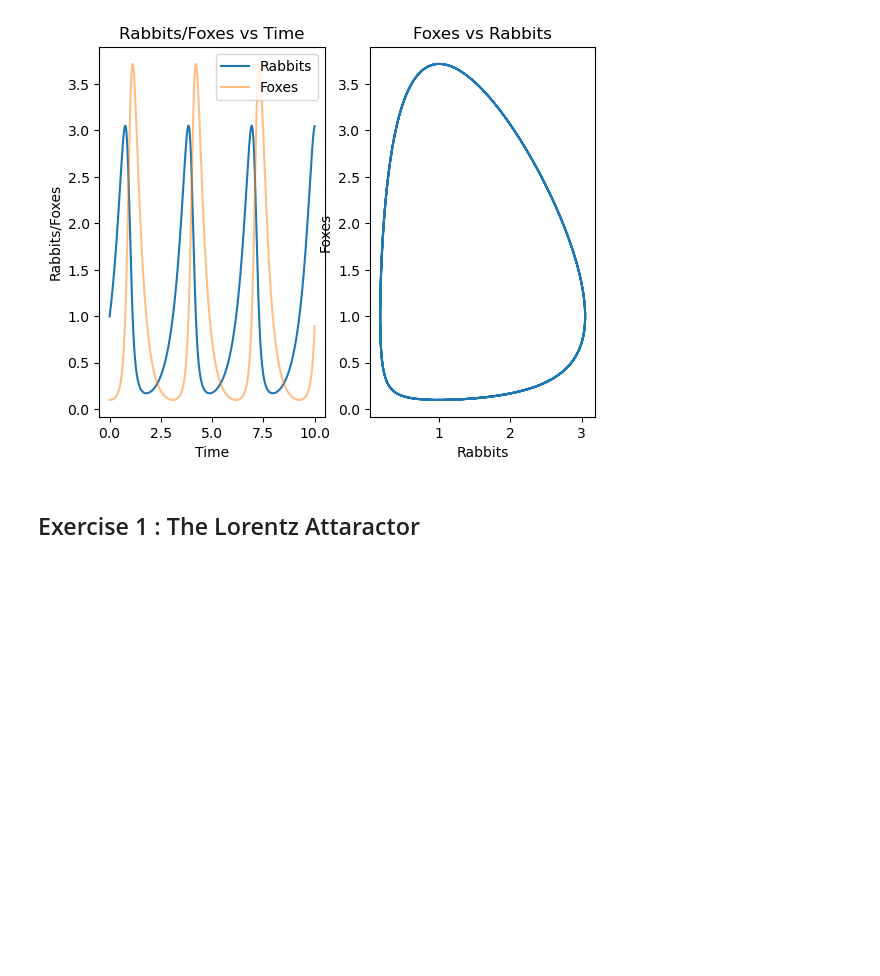
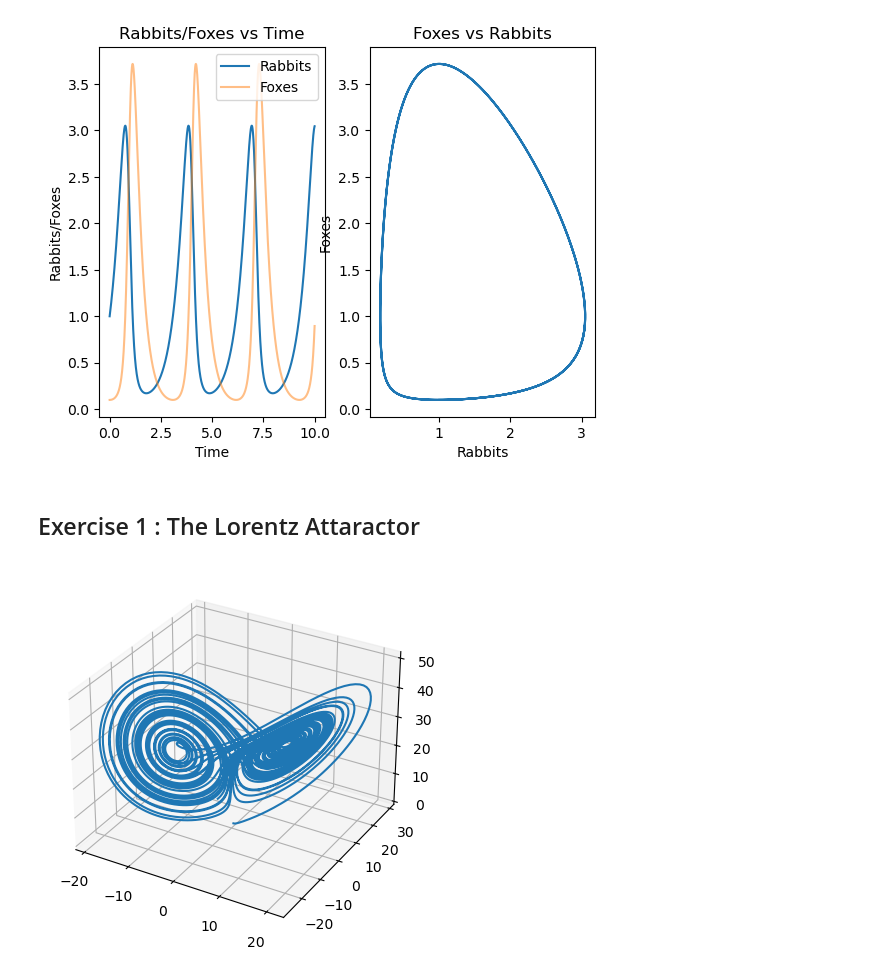
Before and after one commit to SPS-SP2273/learning-portfolio-LeTotalNoob, a Jupyter notebook: numerical solutions/numerical_solutions_(good).ipynb, the cells around one changed output. Drawn from its saved outputs; the diff is of its cells as text; code cells hidden in the pictures; blank space fills up the shorter version.

```diff
--- a/numerical solutions/numerical_solutions_(good).ipynb
+++ b/numerical solutions/numerical_solutions_(good).ipynb
@@ -299,31 +299,34 @@ x = 0
 y = 1
 z = 0
 data = []
 
 def dx_dt(x, y):
     return sigma*(y-x)
 
 def dy_dt(x, y, z):
     return (x*(rho - z)) - y
 
 def dz_dt(x, y, z):
     return x*y - beta*z
 
 while True:
     data.append([time, x, y, z])
     new_x = dx_dt(x, y)*dt
     new_y = dy_dt(x, y, z)*dt
     new_z = dz_dt(x, y, z)*dt
 
     x = x + new_x
     y = y + new_y
     z = z + new_z
 
     time = time + dt
     if time > time_max:
         break
 
 data = np.array(data)
 
 ax= plt.axes(projection='3d')
-ax.plot#d
+ax.plot3D(data[:,1], data[:,2], data[:,3])
+plt.show()
+# %% [output]
+[figure, added]
```
